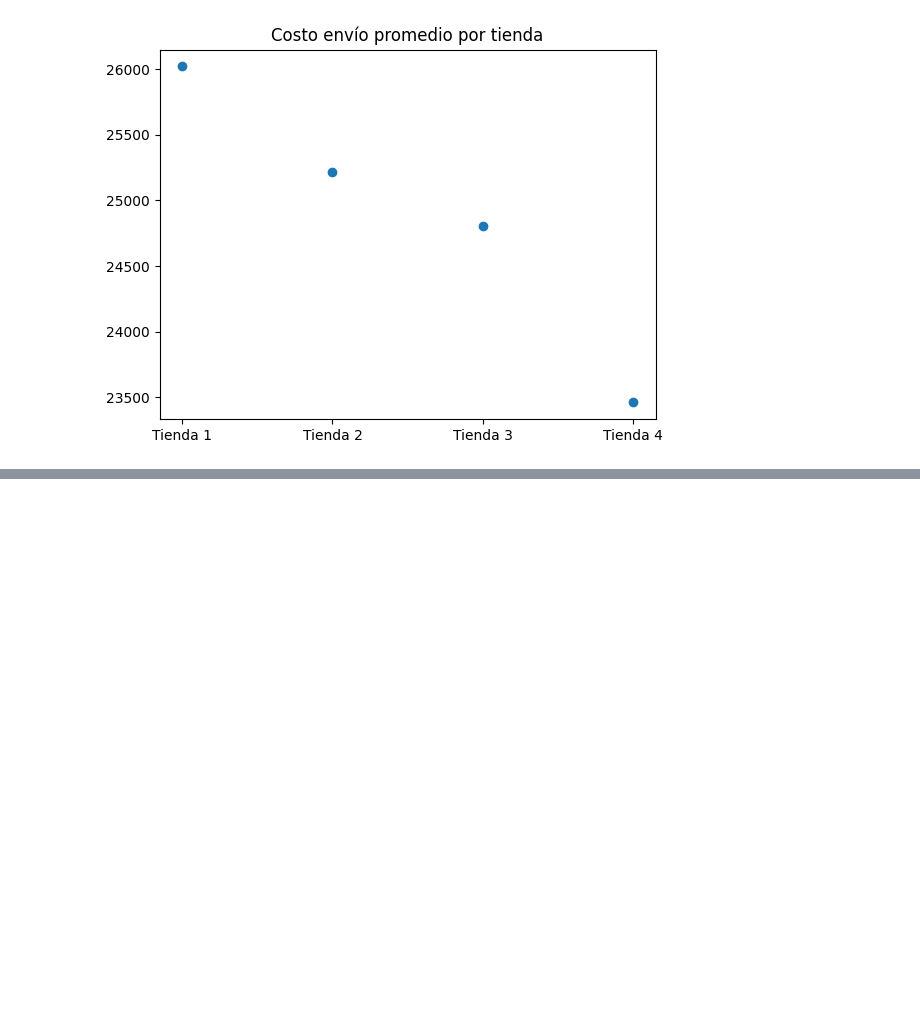
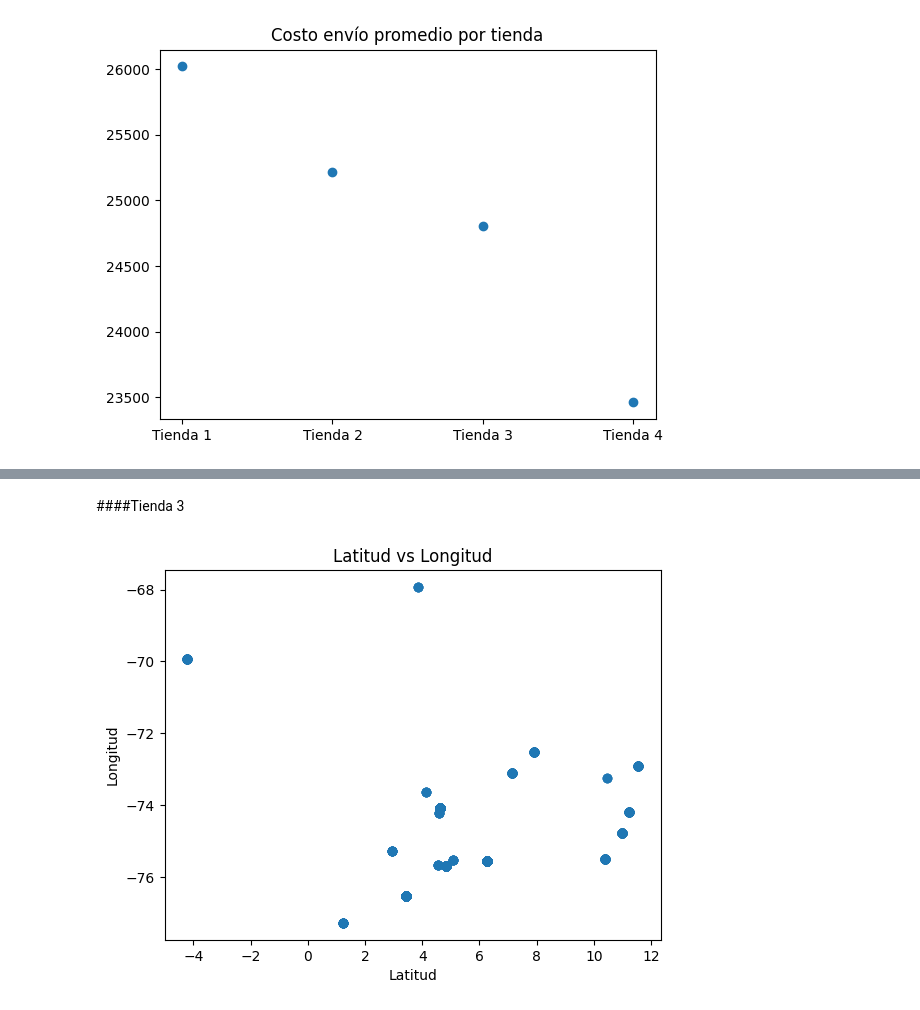
Before and after one commit to Julian-RR/Data-Science-challenge-1, a Jupyter notebook: AluraStoreLatam.ipynb, the cells around one changed output, grey strips where cells are left out. Saved outputs shown, nothing was run; the diff lists cells and outputs as text; code cells hidden in the pictures; blank space fills up the shorter version.

```diff
--- a/AluraStoreLatam.ipynb
+++ b/AluraStoreLatam.ipynb
@@ -615,0 +742,6 @@ plt.show()
+# %% [markdown]
+####Tienda 3
+# %%
+grafica_latitud_longitud(tienda3)
+# %% [output]
+[figure, added]
```
Also changed, not shown: parts of 25 cells of this notebook.
